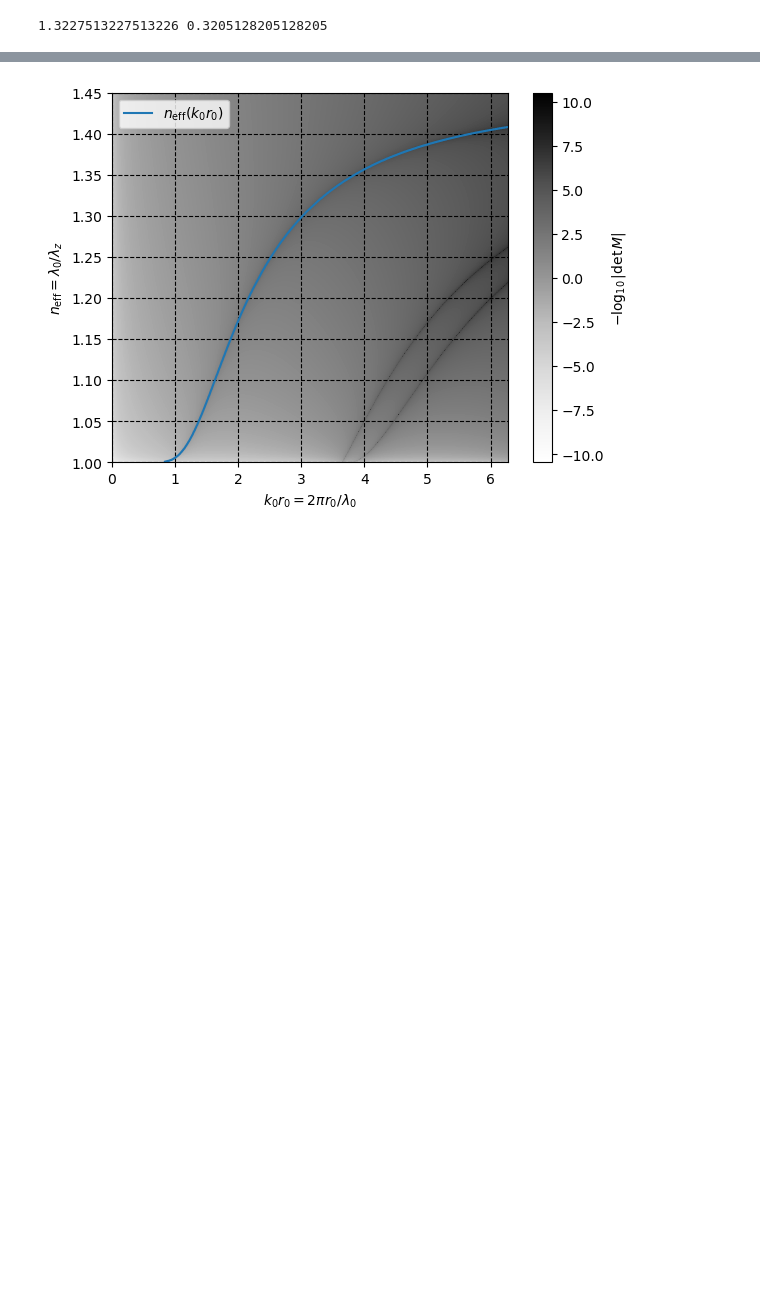
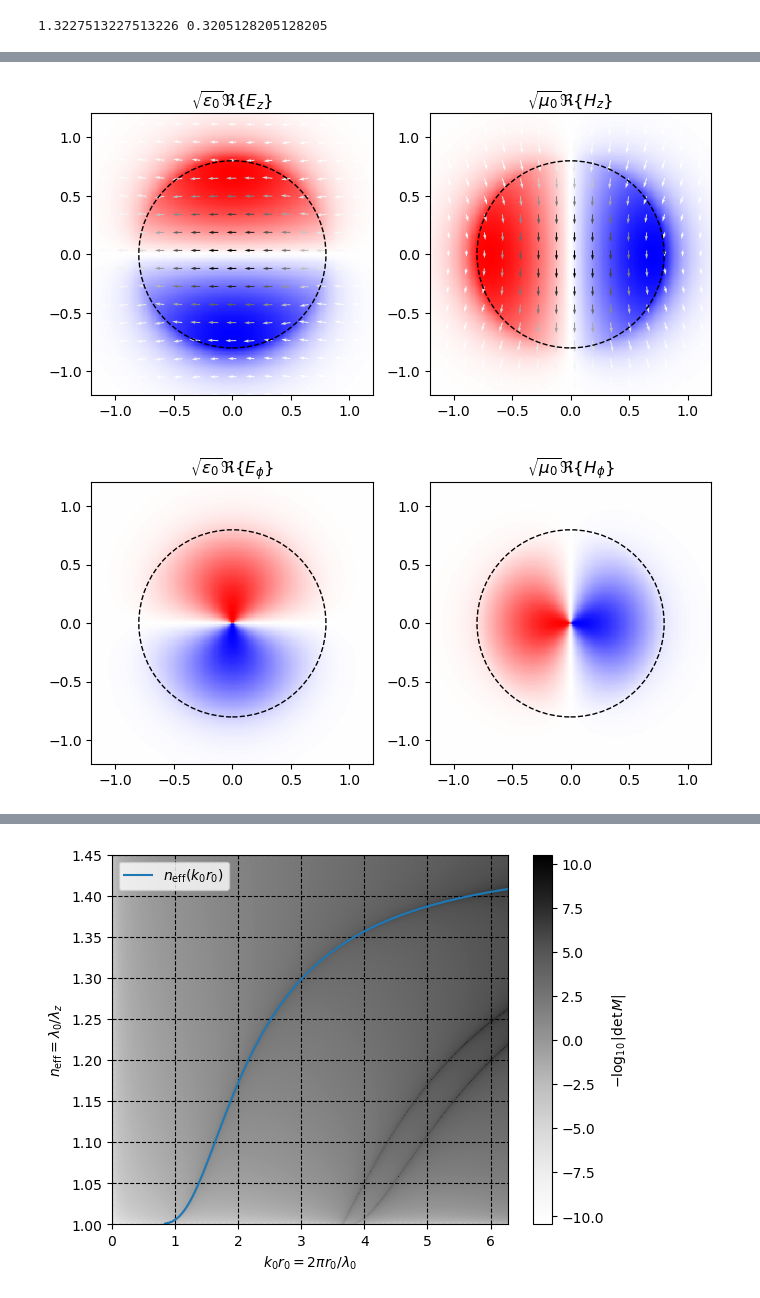
Before and after one commit to Sevastienn/ChiralForce-Fibre, a Jupyter notebook: cylinder/fields.ipynb, the cells around one changed output, grey strips where cells are left out. Cells and saved outputs as stored; diff of their text form; code cells hidden in the pictures; blank space fills up the shorter version.

```diff
--- a/cylinder/fields.ipynb
+++ b/cylinder/fields.ipynb
@@ -219,0 +16,60 @@ plt.show()
+# %%
+r0_per_λ0=.8
+λ0=250e-9
+r0=r0_per_λ0*λ0
+
+m=1.5*r0_per_λ0
+N=250
+step=int(N/15)
+x=λ0*np.linspace(-m,m,int(N))
+y=λ0*np.linspace(-m,m,int(N))
+z=λ0*np.linspace(0,m,int(10))
+X, Y, Z = np.meshgrid(x, y, z)
+zix=0
+
+def em(F):
+    return np.sqrt(np.abs(F[0])**2+np.abs(F[1])**2)
+
+E=fields.get_E(X,Y,Z,λ0,r0,ℓ=1,times_ϵ=False)
+H=fields.get_H(X,Y,Z,λ0,r0,ℓ=1)
+
+fig, ax = plt.subplots(ncols=2,figsize=(8,4))
+# ax[0].pcolormesh(X/λ0,Y/λ0,np.real(E[2]),cmap='bwr')
+ax[0].pcolormesh(X[:,:,zix]/λ0,Y[:,:,zix]/λ0,np.real(E[2])[:,:,zix],cmap='bwr')
+# ax[0].pcolormesh(X[int(N/2-2):int(N/2+2),:]/λ0,Y[int(N/2-2):int(N/2+2),:]/λ0,np.real(E[2])[int(N/2-2):int(N/2+2),:],cmap='bwr')
+ax[0].quiver(X[::step,::step,zix]/λ0,Y[::step,::step,zix]/λ0,np.real(E[0][::step,::step,zix])/em(E)[::step,::step,zix],np.real(E[1][::step,::step,zix])/em(E)[::step,::step,zix],em(E)[::step,::step,zix],cmap='Greys')
+circle=plt.Circle((0, 0), r0/λ0, color='black',fill=False,linestyle='--')
+ax[0].add_artist(circle,)
+ax[0].set_aspect('equal')
+ax[0].set_title(r'$\sqrt{\epsilon_0}\Re\{E_z\}$')
+
+ax[1].pcolormesh(X[:,:,zix]/λ0,Y[:,:,zix]/λ0,np.real(H[2])[:,:,zix],cmap='bwr')
+ax[1].quiver(X[::step,::step,zix]/λ0,Y[::step,::step,zix]/λ0,np.real(H[0][::step,::step,zix])/em(H)[::step,::step,zix],np.real(H[1][::step,::step,zix])/em(H)[::step,::step,zix],em(H)[::step,::step,zix],cmap='Greys')
+circle=plt.Circle((0, 0), r0/λ0, color='black',fill=False,linestyle='--')
+ax[1].add_artist(circle)
+ax[1].set_aspect('equal')
+ax[1].set_title(r'$\sqrt{\mu_0}\Re\{H_z\}$')
+
+plt.show()
+
+fig, ax = plt.subplots(ncols=2,figsize=(8,4))
+# ax[0].pcolormesh(X/λ0,Y/λ0,np.real(E[2]),cmap='bwr')
+ax[0].pcolormesh(X[:,:,zix]/λ0,Y[:,:,zix]/λ0,np.real(E[3])[:,:,zix],cmap='bwr')
+# ax[0].pcolormesh(X[int(N/2-2):int(N/2+2),:]/λ0,Y[int(N/2-2):int(N/2+2),:]/λ0,np.real(E[2])[int(N/2-2):int(N/2+2),:],cmap='bwr')
+# ax[0].quiver(X[::step,::step,zix]/λ0,Y[::step,::step,zix]/λ0,np.real(E[0][::step,::step,zix])/em(E)[::step,::step,zix],np.real(E[1][::step,::step,zix])/em(E)[::step,::step,zix],em(E)[::step,::step,zix],cmap='Greys')
+circle=plt.Circle((0, 0), r0/λ0, color='black',fill=False,linestyle='--')
+ax[0].add_artist(circle)
+ax[0].set_aspect('equal')
+ax[0].set_title(r'$\sqrt{\epsilon_0}\Re\{E_\phi\}$')
+
+ax[1].pcolormesh(X[:,:,zix]/λ0,Y[:,:,zix]/λ0,np.real(H[3])[:,:,zix],cmap='bwr')
+# ax[1].quiver(X[::step,::step,zix]/λ0,Y[::step,::step,zix]/λ0,np.real(H[0][::step,::step,zix])/em(H)[::step,::step,zix],np.real(H[1][::step,::step,zix])/em(H)[::step,::step,zix],em(H)[::step,::step,zix],cmap='Greys')
+circle=plt.Circle((0, 0), r0/λ0, color='black',fill=False,linestyle='--')
+ax[1].add_artist(circle)
+ax[1].set_aspect('equal')
+ax[1].set_title(r'$\sqrt{\mu_0}\Re\{H_\phi\}$')
+
+plt.show()
+# %% [output]
+[figure, added]
+[figure, added]
```
Also changed, not shown: parts of 7 cells of this notebook, 1 other file.
